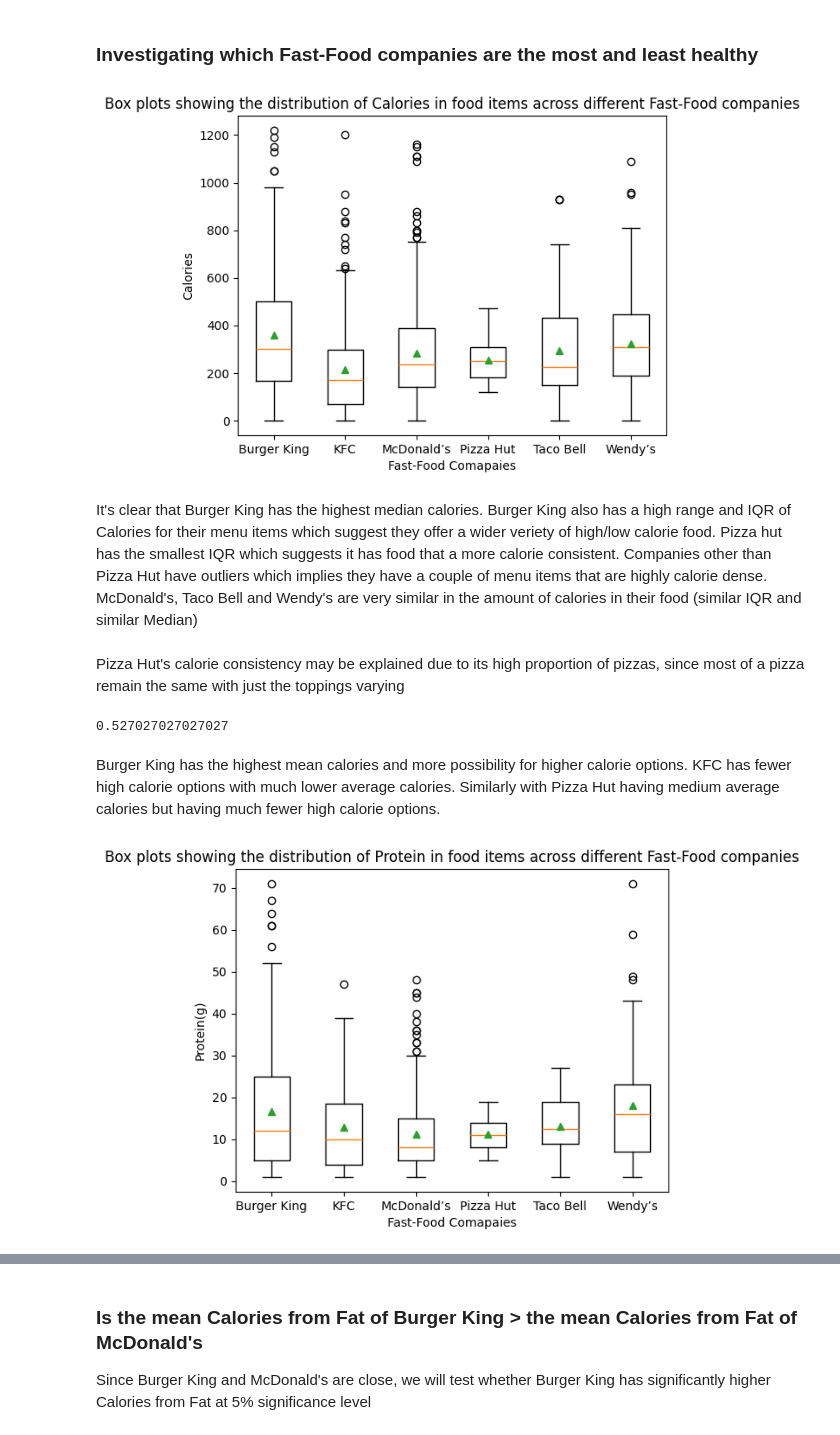
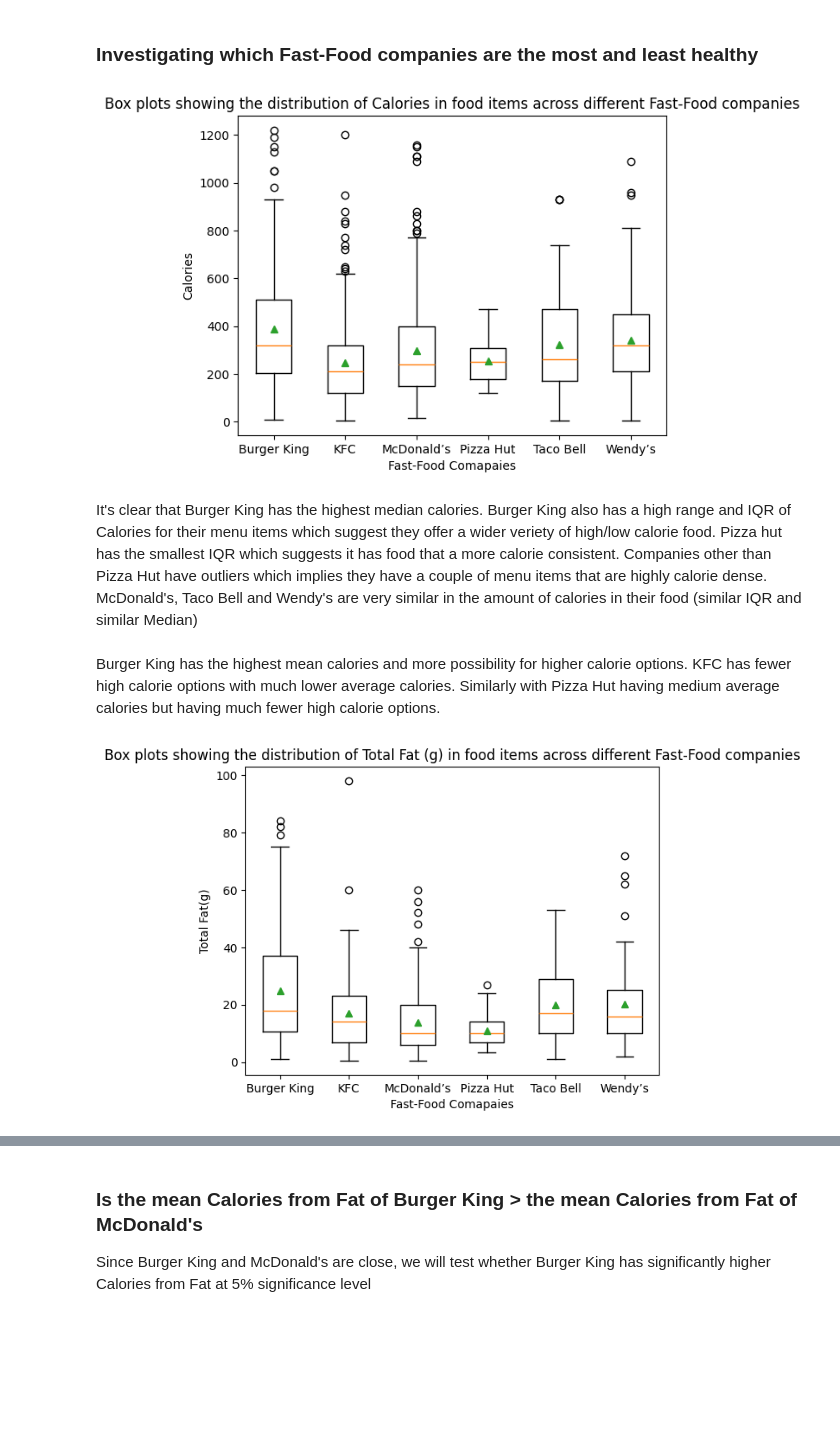
Before and after one commit to Sourov786/Fast_Food_Analysis, a Jupyter notebook: Fast_Food_Analysis.ipynb, the cells around one changed output, grey strips where cells are left out. Saved outputs shown, nothing was run; the diff lists cells and outputs as text; code cells hidden in the pictures; blank space fills up the shorter version.

Commit message:
box plot analysis

```diff
--- a/Fast_Food_Analysis.ipynb
+++ b/Fast_Food_Analysis.ipynb
@@ -130,12 +130,17 @@ company_dfs["KFC"].head()
 ## Exploring the Data
 # %% [markdown]
 ### Investigating which Fast-Food companies are the most and least healthy
+# %%
+# function that gets a columns filtered by company
+def get_companies_dataseries(column:str):
+    info =  []
+    for company in companies:
+        # some columns are heavily skewed by items with 0 eg. sauce packets, drinks
+        # can cause the mean to become 0
+        info.append(df[(df["Company"] == company) & (df[column] != 0)][column].dropna())
+    return info
 # %%
-cal_info =  []
-for company in companies:
-    # get calorie data for each company
-    cal_info.append(df[(df["Company"] == company) ]["Calories"].dropna())
-
+cal_info =  get_companies_dataseries("Calories")
 
 plt.boxplot(cal_info, tick_labels=companies, showmeans=True)
 plt.ylabel("Calories")
@@ -143,29 +148,18 @@ plt.xlabel("Fast-Food Comapaies")
 plt.title("Box plots showing the distribution of Calories in food items across different Fast-Food companies")
 plt.show()
 # %% [output]
-[figure, old version]
+[figure, new version]
 # %% [markdown]
 It's clear that Burger King has the highest median calories. Burger King also has a high range and IQR of Calories for their menu items which suggest they offer a wider veriety of high/low calorie food. Pizza hut has the smallest IQR which suggests it has food that a more calorie consistent. Companies other than Pizza Hut have outliers which implies they have a couple of menu items that are highly calorie dense. McDonald's, Taco Bell and Wendy's are very similar in the amount of calories in their food (similar IQR and similar Median)
-# %% [markdown]
-Pizza Hut's calorie consistency may be explained due to its high proportion of pizzas, since most of a pizza remain the same with just the toppings varying
-# %%
-print(df[(df["Company"]== "Pizza Hut") & (df["Item"].str.contains("pizza", case=False))]["Item"].count()/df[df["Company"]== "Pizza Hut"]["Item"].count())
-# %% [output]
-0.527027027027027
 # %% [markdown]
 Burger King has the highest mean calories and more possibility for higher calorie options. KFC has fewer high calorie options with much lower average calories. Similarly with Pizza Hut having medium average calories but having much fewer high calorie options.
 # %%
-prot_info =  []
-for company in companies:
-    # get calorie data for each company
-    # Protein data seems to be heavily skewed by data points with value 0 eg. sauces
-    prot_info.append(df[(df["Company"] == company) & (df["Protein(g)"] != 0)]["Protein(g)"].dropna())
+fat_info =  get_companies_dataseries("Total Fat(g)")
 
-
-plt.boxplot(prot_info, tick_labels=companies, showmeans=True)
-plt.ylabel("Protein(g)")
+plt.boxplot(fat_info, tick_labels=companies, showmeans=True)
+plt.ylabel("Total Fat(g)")
 plt.xlabel("Fast-Food Comapaies")
-plt.title("Box plots showing the distribution of Protein in food items across different Fast-Food companies")
+plt.title("Box plots showing the distribution of Total Fat (g) in food items across different Fast-Food companies")
 plt.show()
 # %% [output]
-[figure, old version]
+[figure, new version]
```
Also changed, not shown: parts of 9 cells of this notebook.
